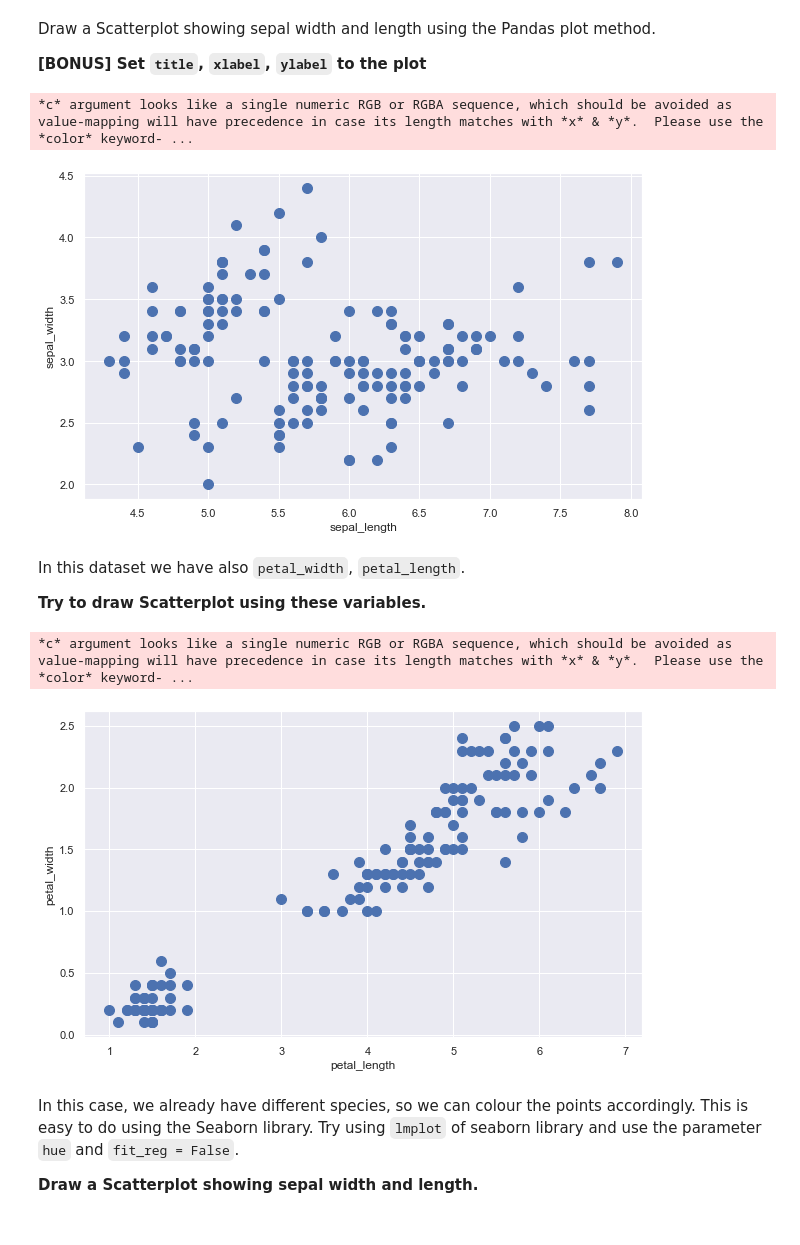
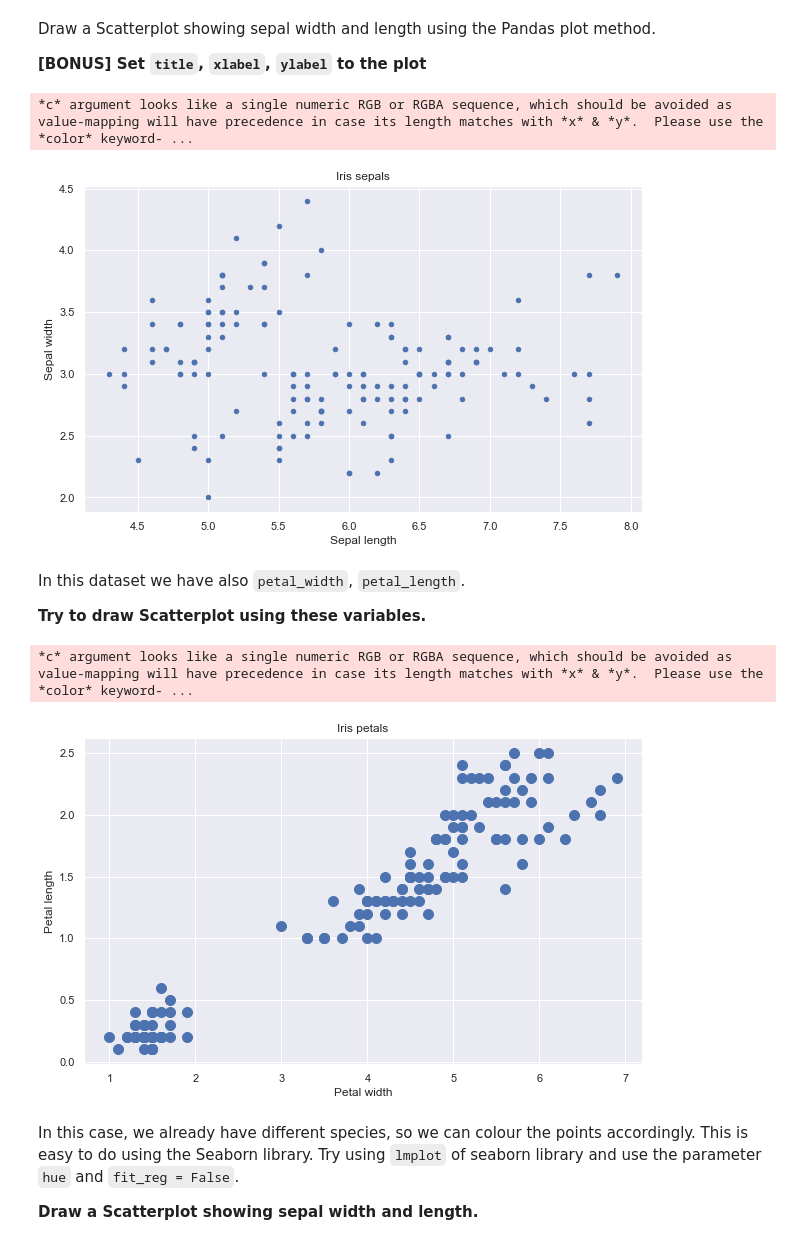
Before and after one commit to reediredale/institute-of-data, a Jupyter notebook: Module 2/Lab 2.1.2.ipynb, the cells around one changed output. Saved outputs shown, nothing was run; the diff lists cells and outputs as text; code cells hidden in the pictures.

```diff
--- a/Module 2/Lab 2.1.2.ipynb
+++ b/Module 2/Lab 2.1.2.ipynb
@@ -280,10 +283,14 @@ Draw a Scatterplot showing sepal width and length using the Pandas plot method.
 **[BONUS] Set `title`, `xlabel`, `ylabel` to the plot**
 # %%
 #ANSWER
-iris_data.plot.scatter(x = 'sepal_length', y = 'sepal_width', s = 100);
+iris_data.plot(x = 'sepal_length', y = 'sepal_width', kind = 'scatter')
+plt.title('Iris sepals')
+plt.xlabel('Sepal length')
+plt.ylabel('Sepal width')
+plt.show()
 # %% [output]
 *c* argument looks like a single numeric RGB or RGBA sequence, which should be avoided as value-mapping will have precedence in case its length matches with *x* & *y*.  Please use the *color* keyword- ...
-[figure, old version]
+[figure, new version]
 # %% [markdown]
 In this dataset we have also `petal_width`, `petal_length`.
 
@@ -291,9 +298,13 @@ In this dataset we have also `petal_width`, `petal_length`.
 # %%
 #ANSWER
 iris_data.plot.scatter(x = 'petal_length', y = 'petal_width', s = 100);
+plt.title('Iris petals')
+plt.xlabel('Petal width')
+plt.ylabel('Petal length')
+plt.show()
 # %% [output]
 *c* argument looks like a single numeric RGB or RGBA sequence, which should be avoided as value-mapping will have precedence in case its length matches with *x* & *y*.  Please use the *color* keyword- ...
-[figure, old version]
+[figure, new version]
 # %% [markdown]
 In this case, we already have different species, so we can colour the points accordingly. This is easy to do using the Seaborn library. Try using `lmplot` of seaborn library and use the parameter `hue` and `fit_reg = False`.
 
```
Also changed, not shown: parts of 38 cells of this notebook.
